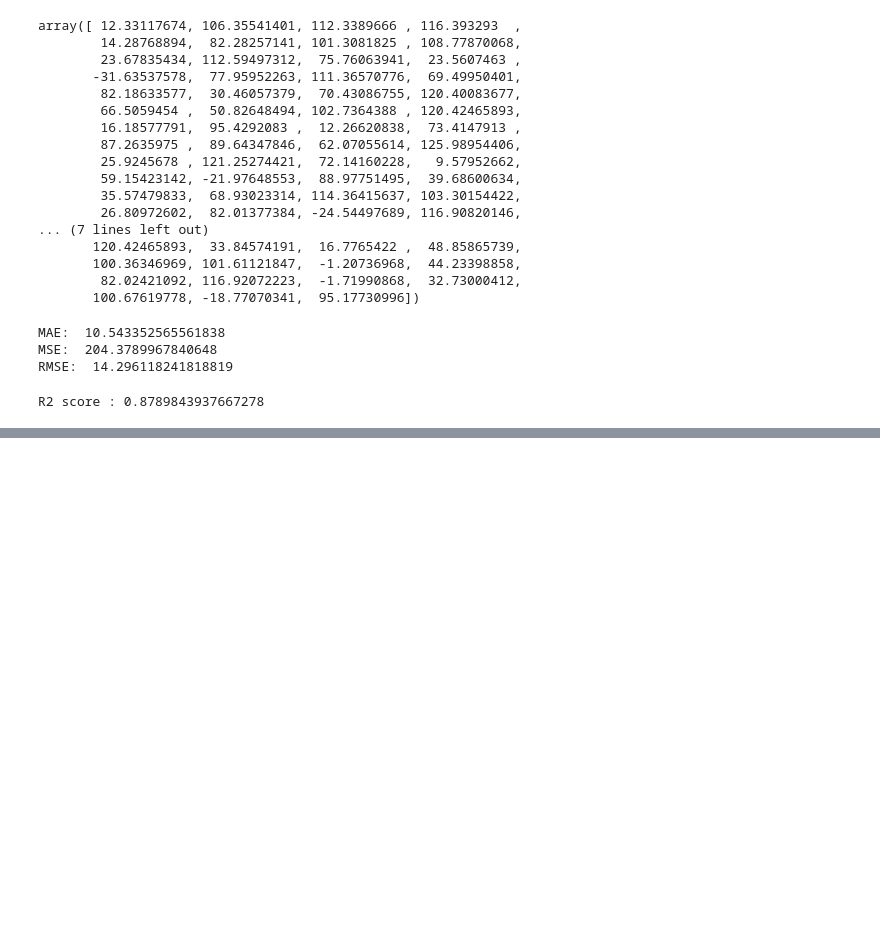
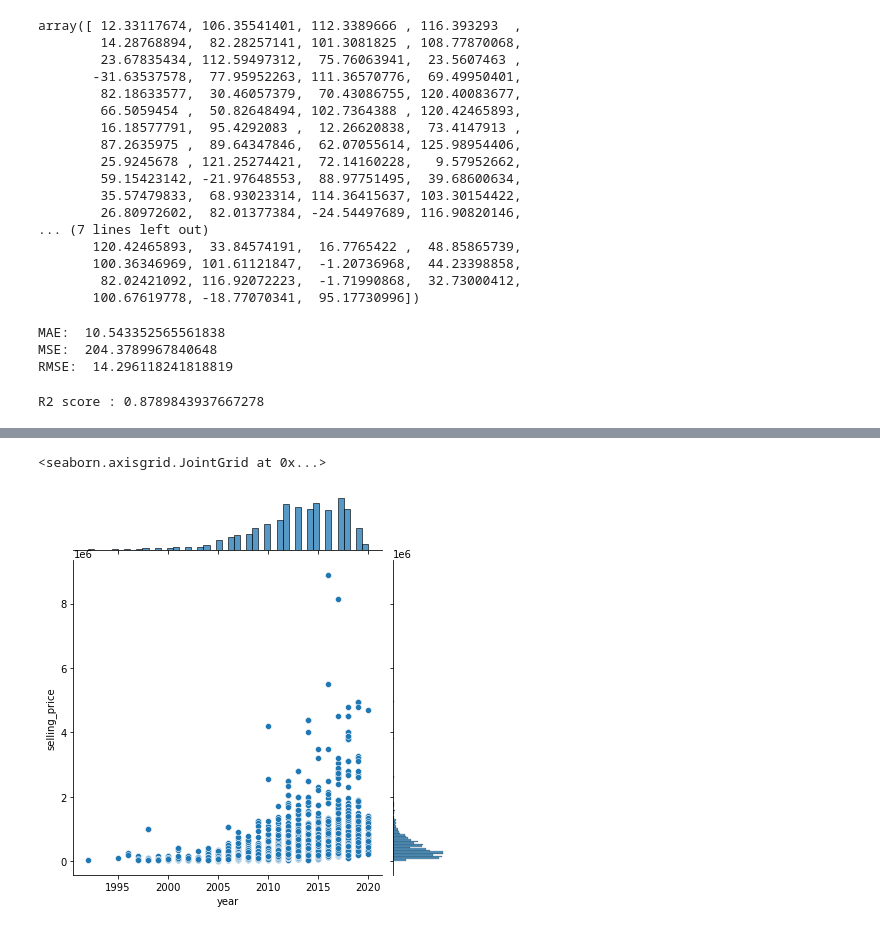
Before and after one commit to Bola-coder/ML-Projects, a Jupyter notebook: Used Car Prediction/model/model.ipynb, the cells around one changed output, grey strips where cells are left out. Saved outputs shown, nothing was run; the diff lists cells and outputs as text; code cells hidden in the pictures; blank space fills up the shorter version.

```diff
--- a/Used Car Prediction/model/model.ipynb
+++ b/Used Car Prediction/model/model.ipynb
@@ -179,0 +249,5 @@ R2 score : 0.8789843937667278
+# %%
+sns.jointplot(x="year", y ="selling_price", data = b)
+# %% [output]
+<seaborn.axisgrid.JointGrid at 0x...>
+[figure, added]
```
Also changed, not shown: parts of 31 cells of this notebook.
